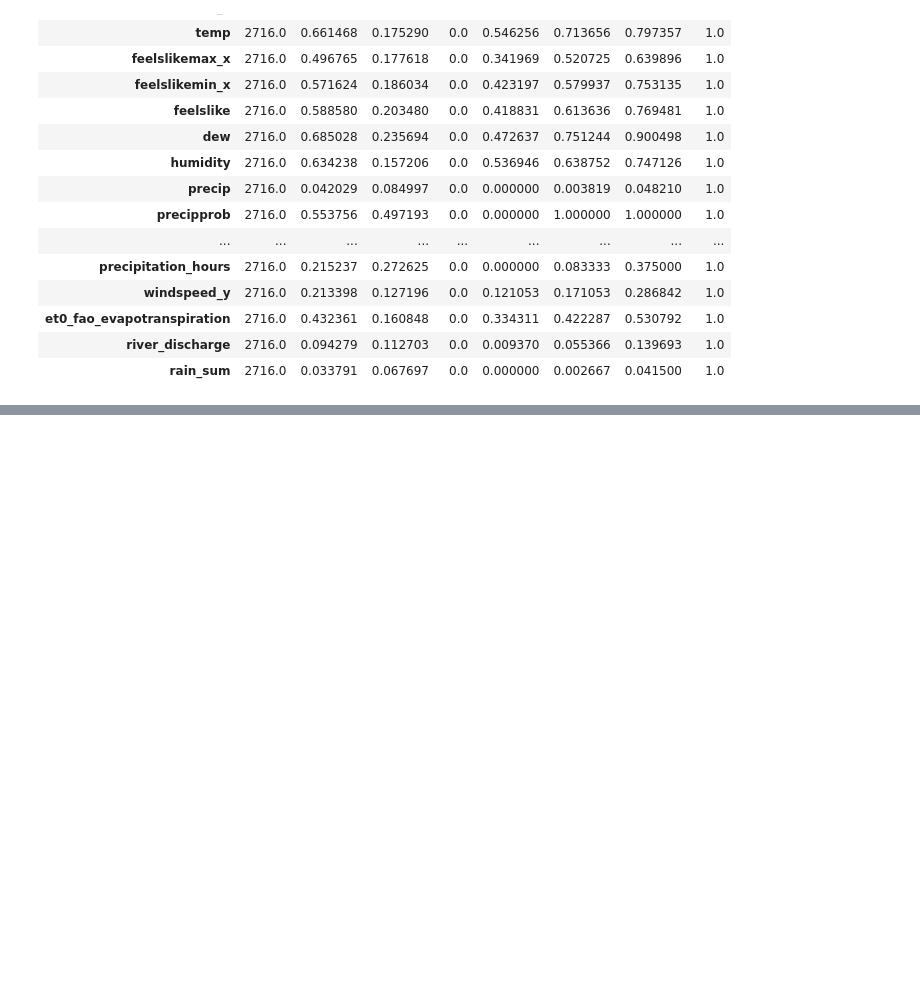
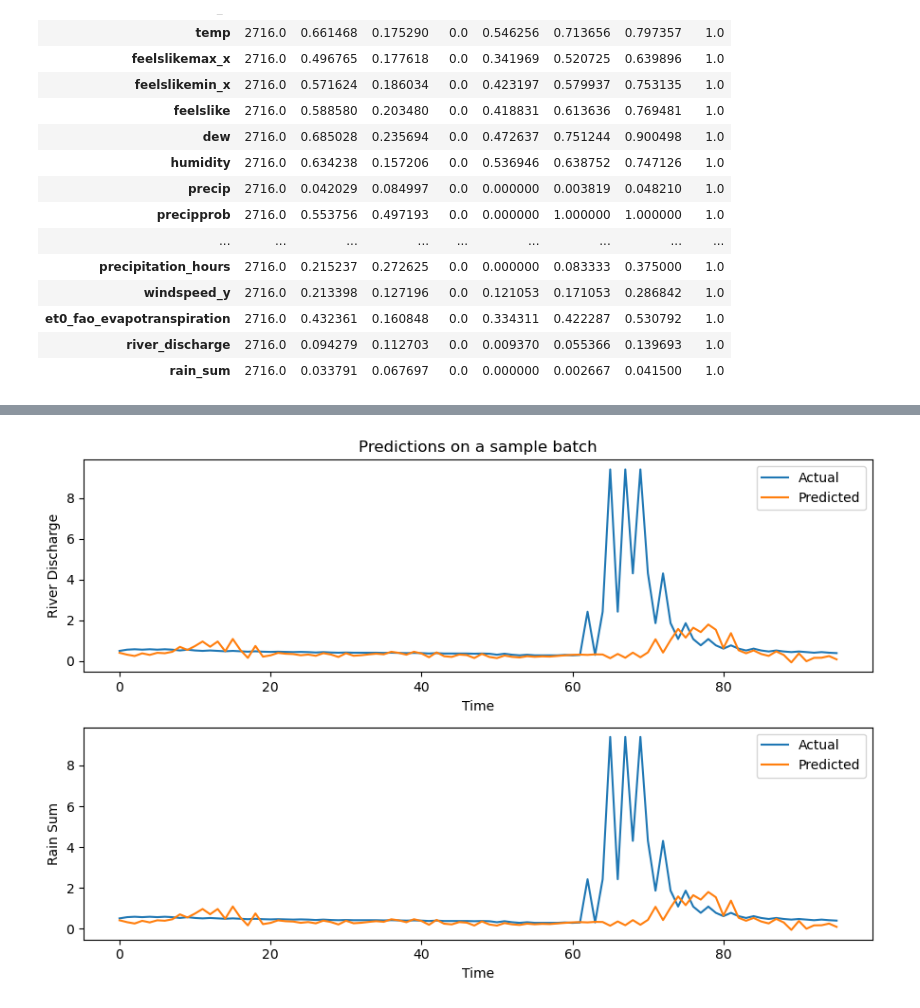
Before and after one commit to vijaymamilla/timeseries-bl, a Jupyter notebook: dhaka.ipynb, the cells around one changed output, grey strips where cells are left out. Cells and saved outputs as stored; diff of their text form; code cells hidden in the pictures; blank space fills up the shorter version.

```diff
--- a/dhaka.ipynb
+++ b/dhaka.ipynb
@@ -219,0 +434,4 @@ test_df.to_csv('data/test.csv', header=True, index=False)
+# %%
+plot_predictions(mo_lstm, mo_sample_batch, 'multi_output')
+# %% [output]
+[figure, added]
```
Also changed, not shown: parts of 19 cells of this notebook, 3 other files.
